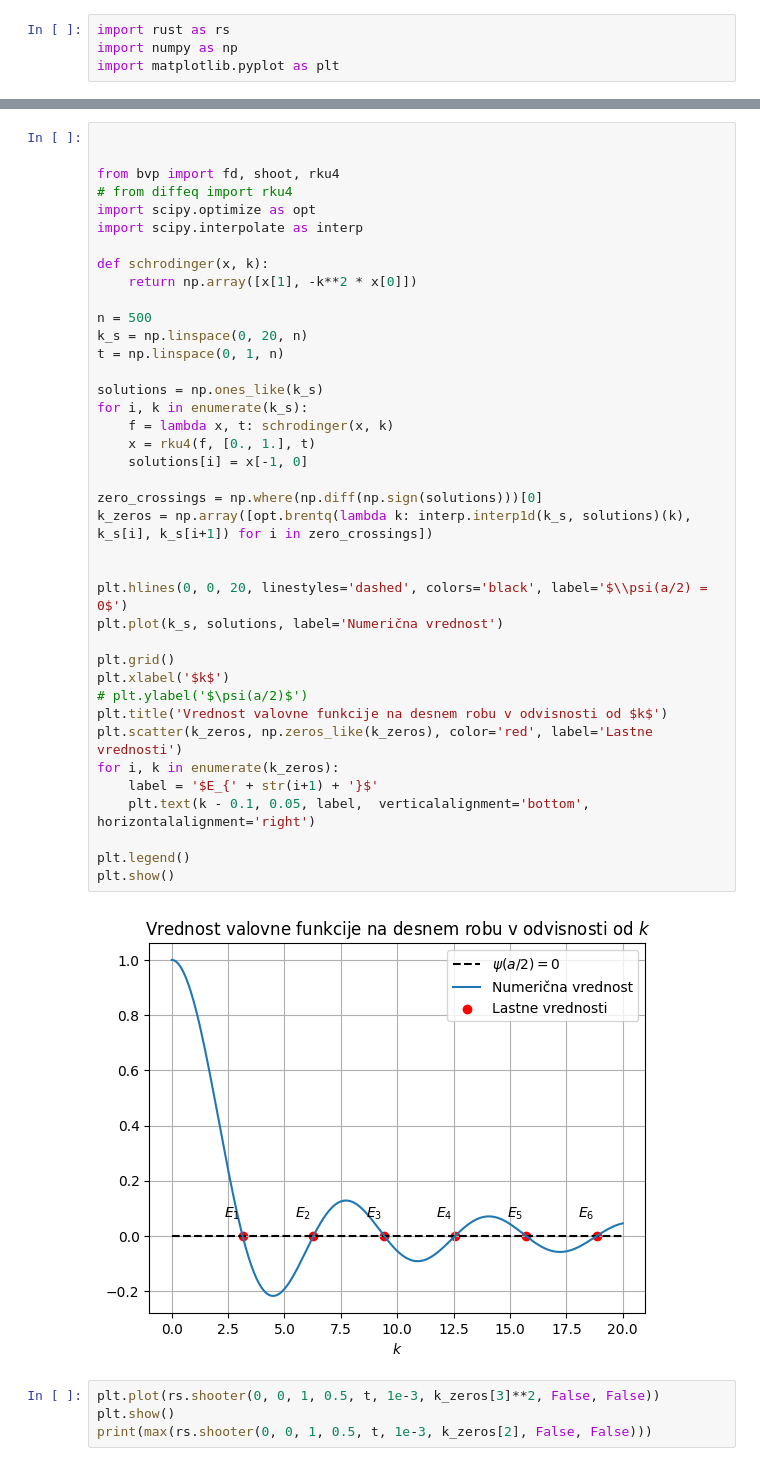
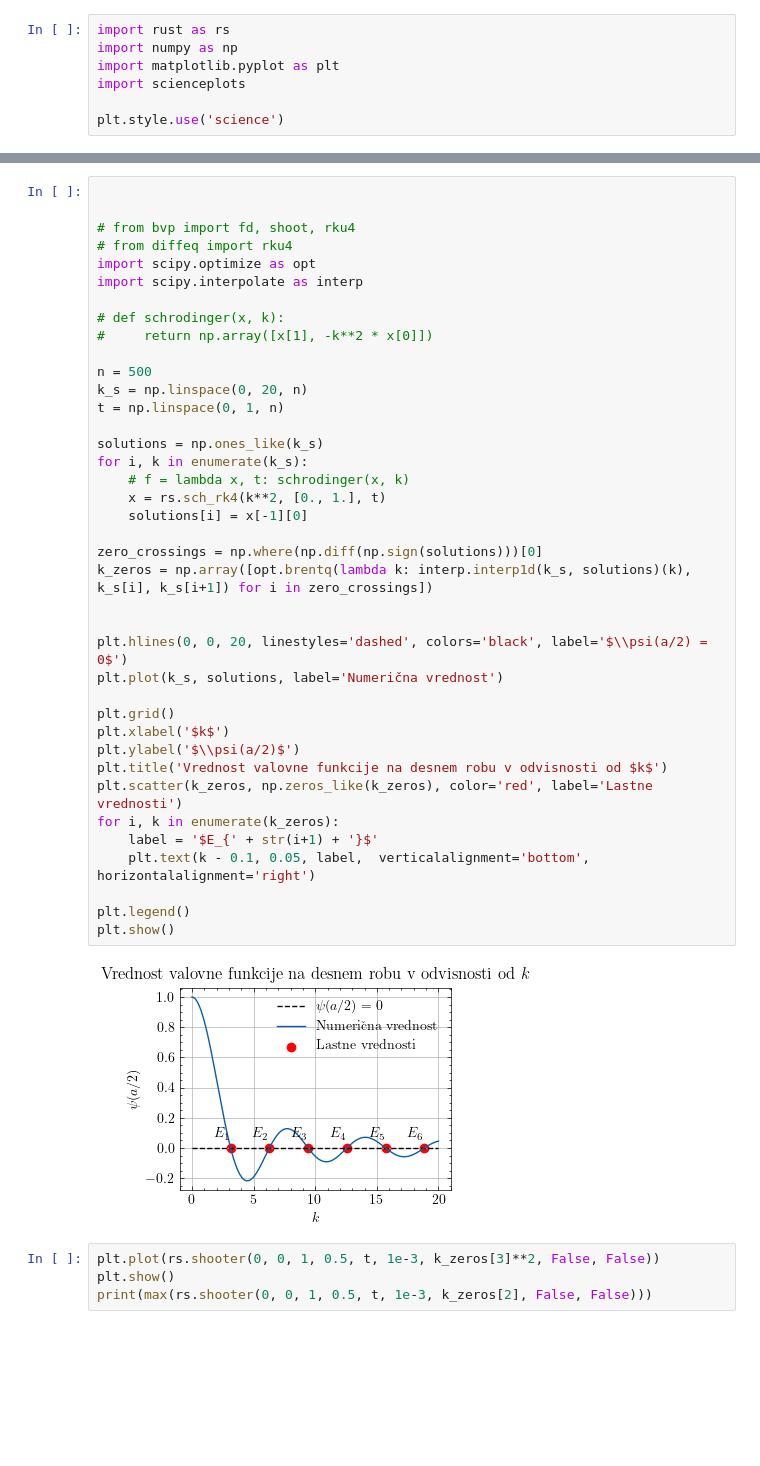
Before and after one commit to hyhmir/mafiski_praktikum, a Jupyter notebook: 08/analysing.ipynb, the cells around one changed output, grey strips where cells are left out. Saved outputs shown, nothing was run; the diff lists cells and outputs as text; blank space fills up the shorter version.

```diff
--- a/08/analysing.ipynb
+++ b/08/analysing.ipynb
@@ -2,6 +2,9 @@
 import rust as rs
 import numpy as np
 import matplotlib.pyplot as plt
+import scienceplots
+
+plt.style.use('science')
 # %%
 y = rs.shooter(0, 0, 1, 0.5, np.linspace(0, 10, 1000), 1e-3, 2, True, True)
 print(y)
@@ -13,44 +16,44 @@ print(y)
 # %%
 
 
-from bvp import fd, shoot, rku4
+# from bvp import fd, shoot, rku4
 # from diffeq import rku4
 import scipy.optimize as opt
 import scipy.interpolate as interp
 
-def schrodinger(x, k):
-    return np.array([x[1], -k**2 * x[0]])
+# def schrodinger(x, k):
+#     return np.array([x[1], -k**2 * x[0]])
 
 n = 500
 k_s = np.linspace(0, 20, n)
 t = np.linspace(0, 1, n)
 
 solutions = np.ones_like(k_s)
 for i, k in enumerate(k_s):
-    f = lambda x, t: schrodinger(x, k)
-    x = rku4(f, [0., 1.], t)
-    solutions[i] = x[-1, 0]
+    # f = lambda x, t: schrodinger(x, k)
+    x = rs.sch_rk4(k**2, [0., 1.], t)
+    solutions[i] = x[-1][0]
 
 zero_crossings = np.where(np.diff(np.sign(solutions)))[0]
 k_zeros = np.array([opt.brentq(lambda k: interp.interp1d(k_s, solutions)(k), k_s[i], k_s[i+1]) for i in zero_crossings])
 
 
 plt.hlines(0, 0, 20, linestyles='dashed', colors='black', label='$\\psi(a/2) = 0$')
 plt.plot(k_s, solutions, label='Numerična vrednost')
 
 plt.grid()
 plt.xlabel('$k$')
-# plt.ylabel('$\psi(a/2)$')
+plt.ylabel('$\\psi(a/2)$')
 plt.title('Vrednost valovne funkcije na desnem robu v odvisnosti od $k$')
 plt.scatter(k_zeros, np.zeros_like(k_zeros), color='red', label='Lastne vrednosti')
 for i, k in enumerate(k_zeros):
     label = '$E_{' + str(i+1) + '}$'
     plt.text(k - 0.1, 0.05, label,  verticalalignment='bottom', horizontalalignment='right')
 
 plt.legend()
 plt.show()
 # %% [output]
-[figure, old version]
+[figure, new version]
 # %%
 plt.plot(rs.shooter(0, 0, 1, 0.5, t, 1e-3, k_zeros[3]**2, False, False))
 plt.show()
```
Also changed, not shown: parts of 1 cell of this notebook, 2 other files.
